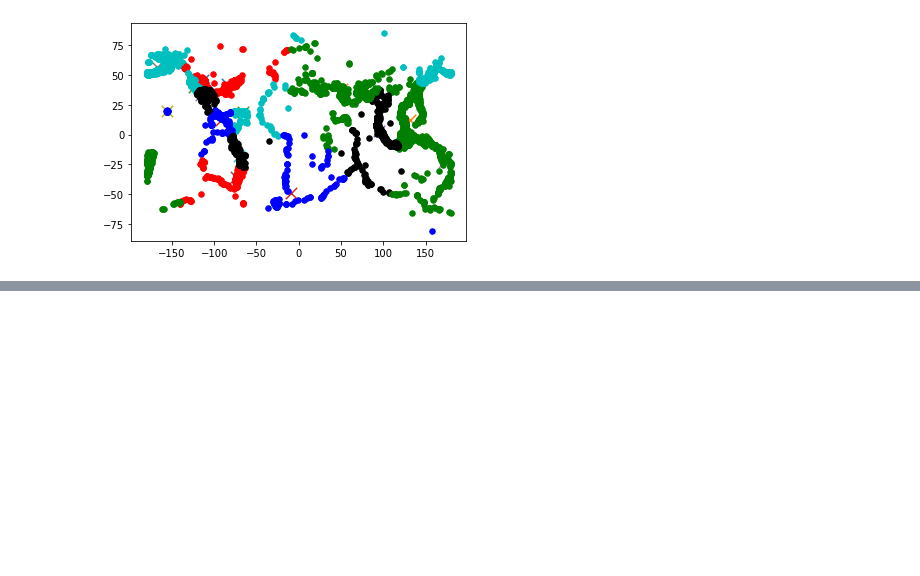
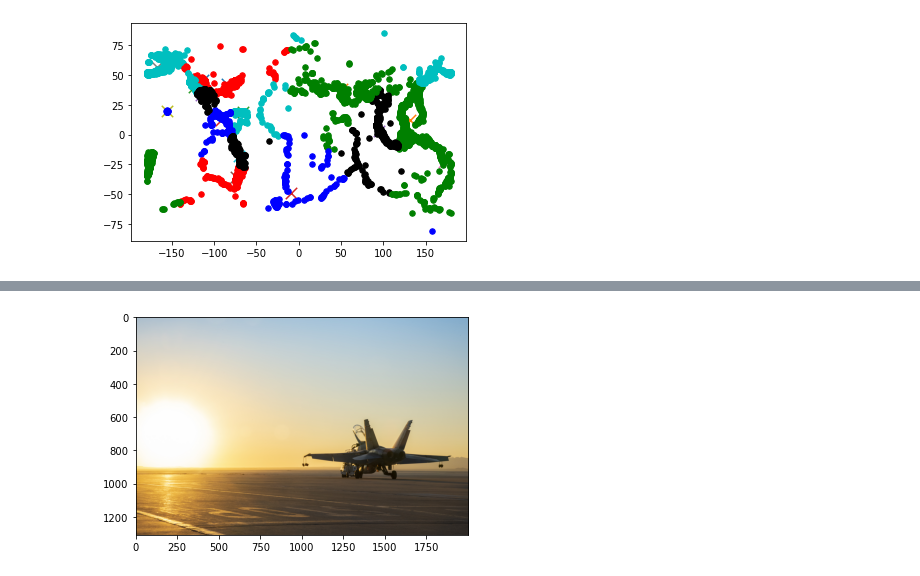
Before and after one commit to calvinrboyce/EMC2, a Jupyter notebook: Math 495R Lab 18.ipynb, the cells around one changed output, grey strips where cells are left out. Drawn from its saved outputs; the diff is of its cells as text; code cells hidden in the pictures; blank space fills up the shorter version.

```diff
--- a/Math 495R Lab 18.ipynb
+++ b/Math 495R Lab 18.ipynb
@@ -165,0 +211,6 @@ plt.show()
+# %%
+img = mpimg.imread('plane.jpeg')
+imgplot = plt.imshow(img)
+plt.show()
+# %% [output]
+[figure, added]
```
Also changed, not shown: parts of 6 cells of this notebook, 1 other file.
